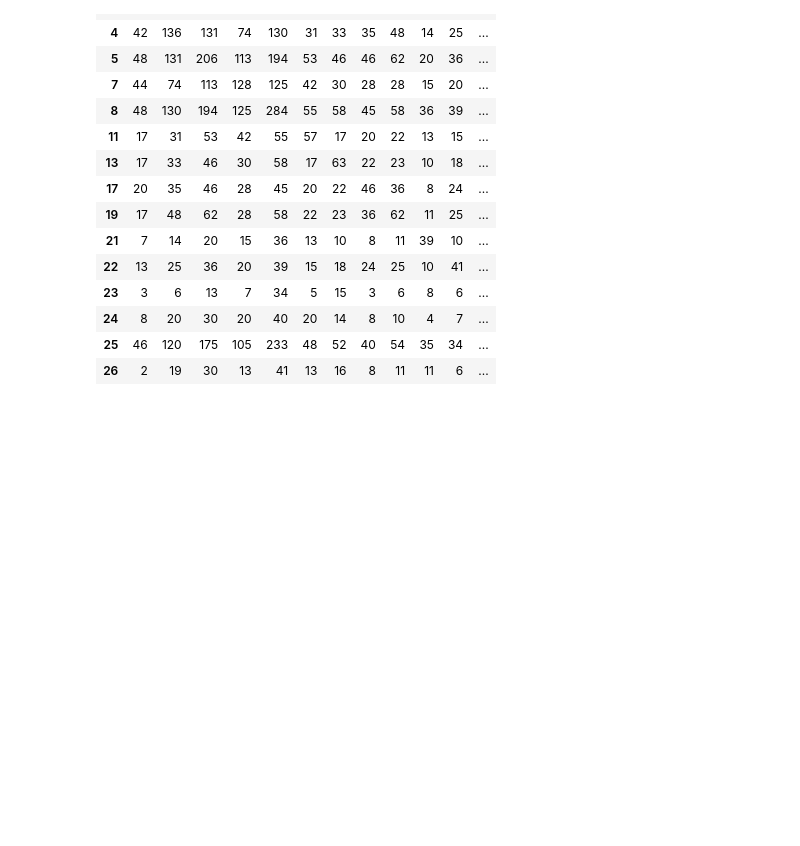
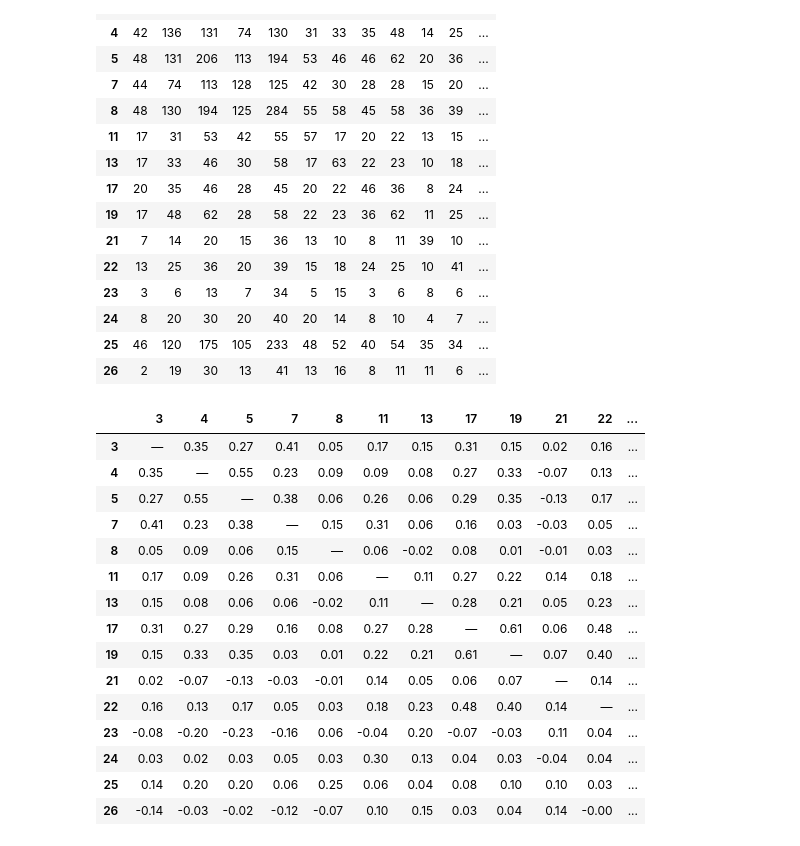
Before and after one commit to GiraldoB/RAG-CIDH, a Jupyter notebook: t1_articulos.ipynb, the cells around one changed output. Drawn from its saved outputs; the diff is of its cells as text; code cells hidden in the pictures; blank space fills up the shorter version.

```diff
--- a/t1_articulos.ipynb
+++ b/t1_articulos.ipynb
@@ -83,5 +113,34 @@ co.style.background_gradient(cmap='Blues')
 | 24 | 8 | 20 | 30 | 20 | 40 | 20 | 14 | 8 | 10 | 4 | 7 | ... |
 | 25 | 46 | 120 | 175 | 105 | 233 | 48 | 52 | 40 | 54 | 35 | 34 | ... |
 | 26 | 2 | 19 | 30 | 13 | 41 | 13 | 16 | 8 | 11 | 11 | 6 | ... |
+# %%
+import numpy as np
+import pandas as pd
+
+# Correlación phi entre columnas binarias.
+# Se llena la diagonal antes de crear el DataFrame: en pandas 3, DataFrame.values
+# puede ser de solo lectura y np.fill_diagonal(phi.values, np.nan) lanza ValueError.
+matriz = np.corrcoef(Y, rowvar=False)
+np.fill_diagonal(matriz, np.nan)
+phi = pd.DataFrame(matriz, index=etiquetas, columns=etiquetas)
+
+phi.style.background_gradient(cmap="coolwarm", vmin=-0.5, vmax=0.5).format("{:.2f}", na_rep="—")
+# %% [output]
+|  | 3 | 4 | 5 | 7 | 8 | 11 | 13 | 17 | 19 | 21 | 22 | ... |
+| 3 | — | 0.35 | 0.27 | 0.41 | 0.05 | 0.17 | 0.15 | 0.31 | 0.15 | 0.02 | 0.16 | ... |
+| 4 | 0.35 | — | 0.55 | 0.23 | 0.09 | 0.09 | 0.08 | 0.27 | 0.33 | -0.07 | 0.13 | ... |
+| 5 | 0.27 | 0.55 | — | 0.38 | 0.06 | 0.26 | 0.06 | 0.29 | 0.35 | -0.13 | 0.17 | ... |
+| 7 | 0.41 | 0.23 | 0.38 | — | 0.15 | 0.31 | 0.06 | 0.16 | 0.03 | -0.03 | 0.05 | ... |
+| 8 | 0.05 | 0.09 | 0.06 | 0.15 | — | 0.06 | -0.02 | 0.08 | 0.01 | -0.01 | 0.03 | ... |
+| 11 | 0.17 | 0.09 | 0.26 | 0.31 | 0.06 | — | 0.11 | 0.27 | 0.22 | 0.14 | 0.18 | ... |
+| 13 | 0.15 | 0.08 | 0.06 | 0.06 | -0.02 | 0.11 | — | 0.28 | 0.21 | 0.05 | 0.23 | ... |
+| 17 | 0.31 | 0.27 | 0.29 | 0.16 | 0.08 | 0.27 | 0.28 | — | 0.61 | 0.06 | 0.48 | ... |
+| 19 | 0.15 | 0.33 | 0.35 | 0.03 | 0.01 | 0.22 | 0.21 | 0.61 | — | 0.07 | 0.40 | ... |
+| 21 | 0.02 | -0.07 | -0.13 | -0.03 | -0.01 | 0.14 | 0.05 | 0.06 | 0.07 | — | 0.14 | ... |
+| 22 | 0.16 | 0.13 | 0.17 | 0.05 | 0.03 | 0.18 | 0.23 | 0.48 | 0.40 | 0.14 | — | ... |
+| 23 | -0.08 | -0.20 | -0.23 | -0.16 | 0.06 | -0.04 | 0.20 | -0.07 | -0.03 | 0.11 | 0.04 | ... |
+| 24 | 0.03 | 0.02 | 0.03 | 0.05 | 0.03 | 0.30 | 0.13 | 0.04 | 0.03 | -0.04 | 0.04 | ... |
+| 25 | 0.14 | 0.20 | 0.20 | 0.06 | 0.25 | 0.06 | 0.04 | 0.08 | 0.10 | 0.10 | 0.03 | ... |
+| 26 | -0.14 | -0.03 | -0.02 | -0.12 | -0.07 | 0.10 | 0.15 | 0.03 | 0.04 | 0.14 | -0.00 | ... |
 # %%
 # Cambian con el tiempo?
```
Also changed, not shown: parts of 1 cell of this notebook, 1 other file.
